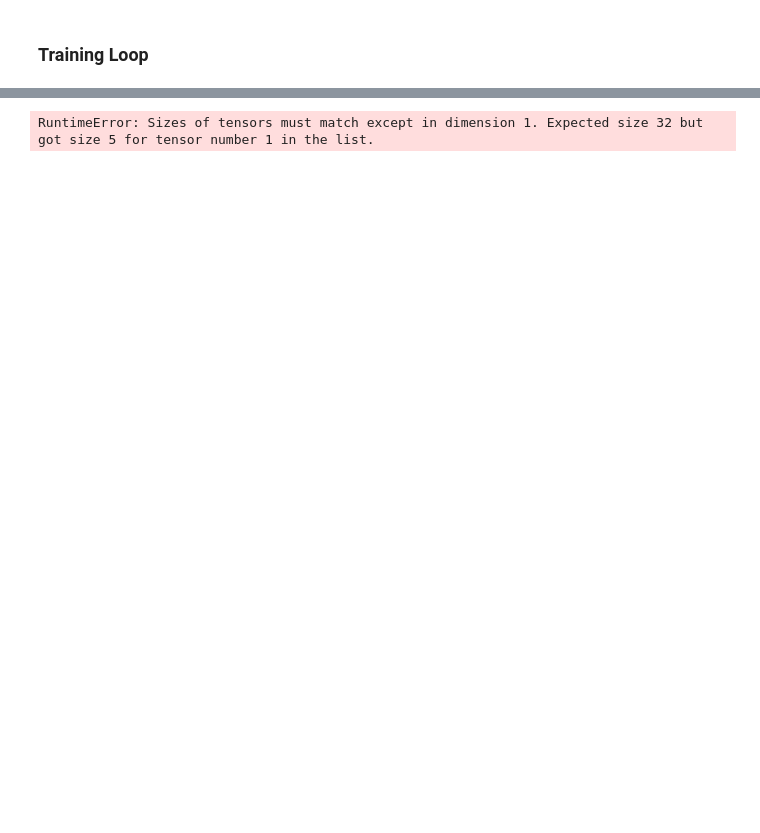
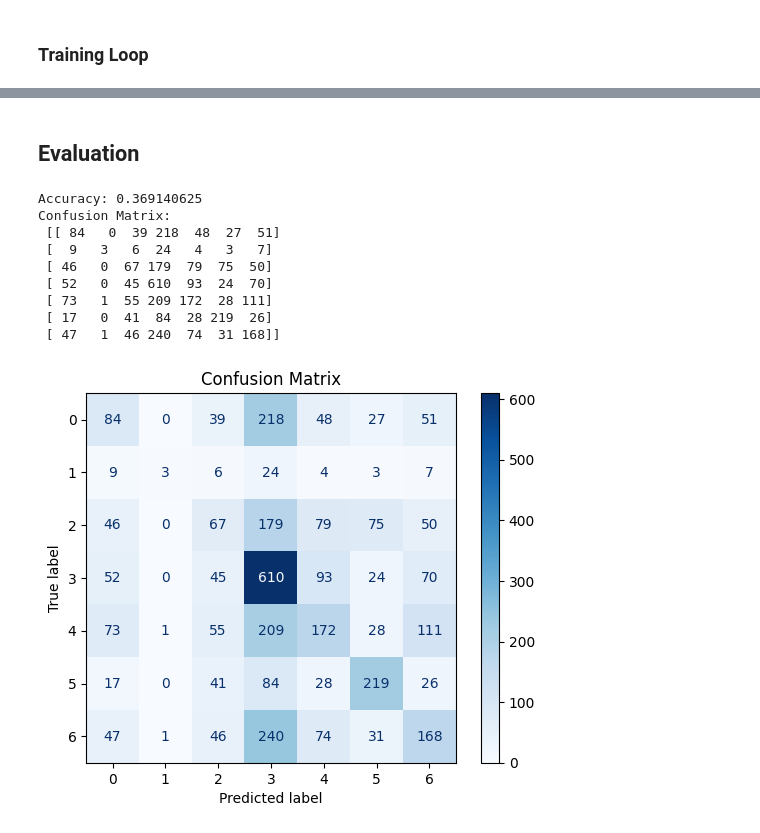
Before and after one commit to JSaillok/FERViT, a Jupyter notebook: PyTorch/pytorch.ipynb, the cells around one changed output, grey strips where cells are left out. Cells and saved outputs as stored; diff of their text form; code cells hidden in the pictures; blank space fills up the shorter version.

Commit message:
See the results of first try (100 epochs)

```diff
--- a/PyTorch/pytorch.ipynb
+++ b/PyTorch/pytorch.ipynb
@@ -530,7 +534,7 @@ class ViT(nn.Module):
                in_channels = 1,
                patch_size = 16,
                embedding_dims = 256,
-               num_transformer_layers = 12, # from table 1 above
+               num_transformer_layers = 1, # from table 1 above
                mlp_dropout = 0.1,
                attn_dropout = 0.0,
                mlp_size = 512,
@@ -622,17 +595,15 @@ torch.Size([5, 1, 224, 224]) torch.Size([5])
-# %%
-for inputs, labels in test_dataloader:
-    print(inputs.shape, labels.shape)
 # %%
 device = torch.device("cuda" if torch.cuda.is_available() else "cpu")
 
 model = ViT().to(device)
 learnimg_rate = 1e-3
-number_epochs = 10
+number_epochs = 100
 
 optimizer = Adam(model.parameters(),lr = learnimg_rate)
 
 for epoch in range(number_epochs):
     model.train()
+
     for inputs, labels in train_dataloader:
         inputs, labels = inputs.to(device), labels.to(device)
 
@@ -641,5 +612,6 @@ for epoch in range(number_epochs):
         loss = criterion(outputs, labels)
         loss.backward()
         optimizer.step()
+
+# Save the trained model if needed
+torch.save(model.state_dict(), 'vit_model.pth')
-# %% [output]
-RuntimeError: Sizes of tensors must match except in dimension 1. Expected size 32 but got size 5 for tensor number 1 in the list.
@@ -650,9 +617,0 @@ total_samples = 0
-# %%
-with torch.no_grad():
-        for inputs, labels in test_dataloader:
-            inputs, labels = inputs.to(device), labels.to(device)
-
-            outputs = model(inputs)
-            _, predicted = torch.max(outputs, 1)
-            total_samples += labels.size(0)
-            correct_predictions += (predicted == labels).sum().item()
@@ -661,0 +618,42 @@ print(f"Epoch {epoch + 1}/{number_epochs}, Accuracy: {accuracy:.4f}")
+# %% [markdown]
+## Evaluation
+# %%
+from sklearn.metrics import accuracy_score, confusion_matrix
+from sklearn.metrics import ConfusionMatrixDisplay
+import matplotlib.pyplot as plt
+
+model.eval()
+num_classes = 7
+true_labels = []
+predicted_labels = []
+
+with torch.no_grad():
+    for inputs, labels in public_test_dataloader:
+        inputs, labels = inputs.to(device), labels.to(device)
+        outputs = model(inputs)
+        _, predictions = torch.max(outputs, 1)
+
+        true_labels.extend(labels.cpu().numpy())
+        predicted_labels.extend(predictions.cpu().numpy())
+
+accuracy = accuracy_score(true_labels, predicted_labels)
+print(f"Accuracy: {accuracy}")
+
+conf_matrix = confusion_matrix(true_labels, predicted_labels)
+print("Confusion Matrix:\n", conf_matrix)
+
+disp = ConfusionMatrixDisplay(conf_matrix, display_labels=range(num_classes))
+disp.plot(cmap=plt.cm.Blues)
+plt.title('Confusion Matrix')
+plt.show()
+# %% [output]
+Accuracy: 0.369140625
+Confusion Matrix:
+ [[ 84   0  39 218  48  27  51]
+ [  9   3   6  24   4   3   7]
+ [ 46   0  67 179  79  75  50]
+ [ 52   0  45 610  93  24  70]
+ [ 73   1  55 209 172  28 111]
+ [ 17   0  41  84  28 219  26]
+ [ 47   1  46 240  74  31 168]]
+[figure, added]
```
Also changed, not shown: parts of 10 cells of this notebook, 1 other file.
